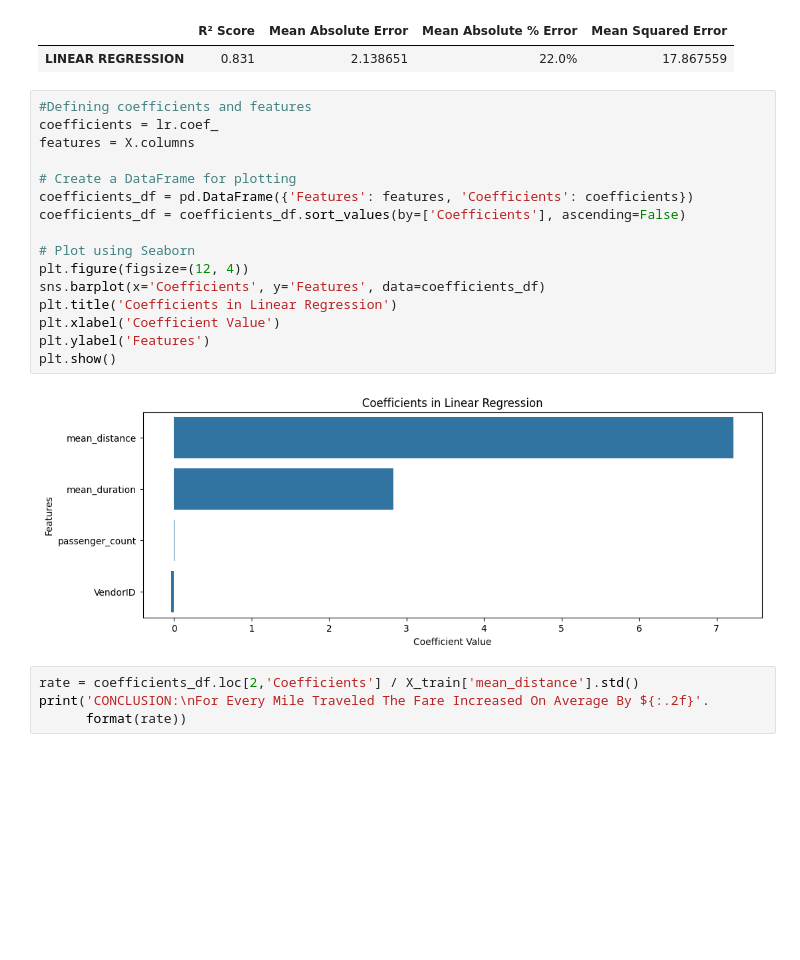
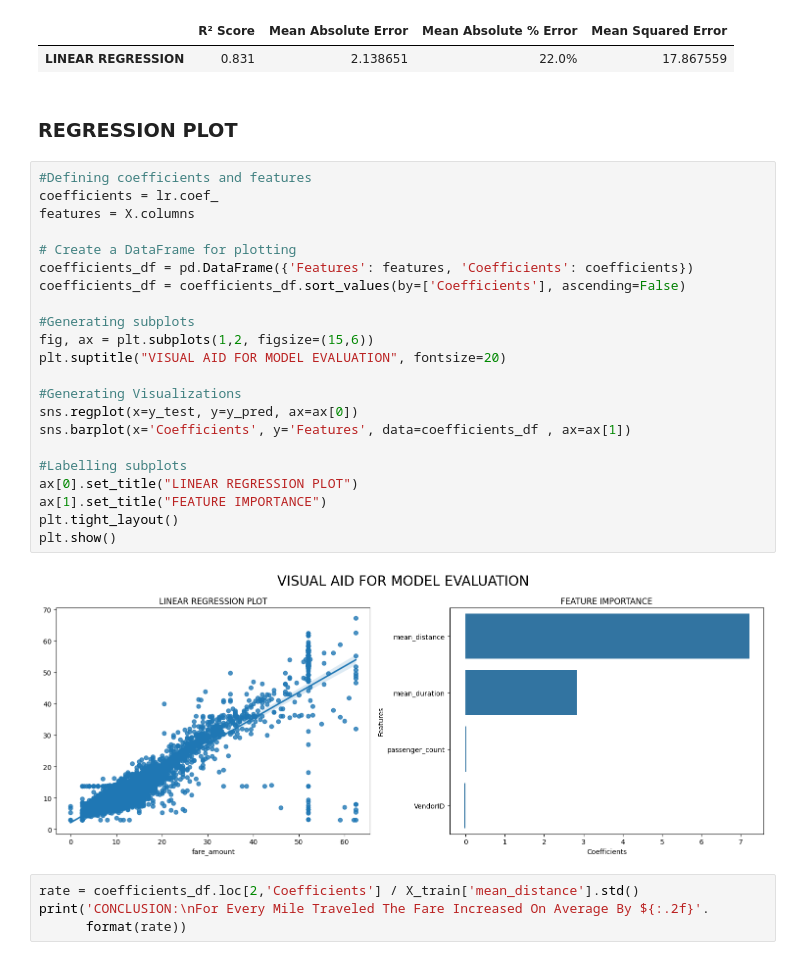
Before and after one commit to Stephen-Adwini-Badu/02.-Automatidata-Project, a Jupyter notebook: Automatidata Project Notebook.ipynb, the cells around one changed output. Cells and saved outputs as stored; diff of their text form; blank space fills up the shorter version.

```diff
--- a/Automatidata Project Notebook.ipynb
+++ b/Automatidata Project Notebook.ipynb
@@ -404,24 +404,32 @@ lr_results
 # %% [output]
 |  | R² Score | Mean Absolute Error | Mean Absolute % Error | Mean Squared Error |
 | LINEAR REGRESSION | 0.831 | 2.138651 | 22.0% | 17.867559 |
-# %%
-#Defining coefficients and features
-coefficients = lr.coef_
-features = X.columns
-
-# Create a DataFrame for plotting
-coefficients_df = pd.DataFrame({'Features': features, 'Coefficients': coefficients})
-coefficients_df = coefficients_df.sort_values(by=['Coefficients'], ascending=False)
-
-# Plot using Seaborn
-plt.figure(figsize=(12, 4))
-sns.barplot(x='Coefficients', y='Features', data=coefficients_df)
-plt.title('Coefficients in Linear Regression')
-plt.xlabel('Coefficient Value')
-plt.ylabel('Features')
-plt.show()
-# %% [output]
-[figure, removed]
+# %% [markdown]
+### REGRESSION PLOT
+# %%
+#Defining coefficients and features
+coefficients = lr.coef_
+features = X.columns
+
+# Create a DataFrame for plotting
+coefficients_df = pd.DataFrame({'Features': features, 'Coefficients': coefficients})
+coefficients_df = coefficients_df.sort_values(by=['Coefficients'], ascending=False)
+
+#Generating subplots
+fig, ax = plt.subplots(1,2, figsize=(15,6))
+plt.suptitle("VISUAL AID FOR MODEL EVALUATION", fontsize=20)
+
+#Generating Visualizations
+sns.regplot(x=y_test, y=y_pred, ax=ax[0])
+sns.barplot(x='Coefficients', y='Features', data=coefficients_df , ax=ax[1])
+
+#Labelling subplots
+ax[0].set_title("LINEAR REGRESSION PLOT")
+ax[1].set_title("FEATURE IMPORTANCE")
+plt.tight_layout()
+plt.show()
+# %% [output]
+[figure, added]
 # %%
 rate = coefficients_df.loc[2,'Coefficients'] / X_train['mean_distance'].std()
 print('CONCLUSION:\nFor Every Mile Traveled The Fare Increased On Average By ${:.2f}'.
```
